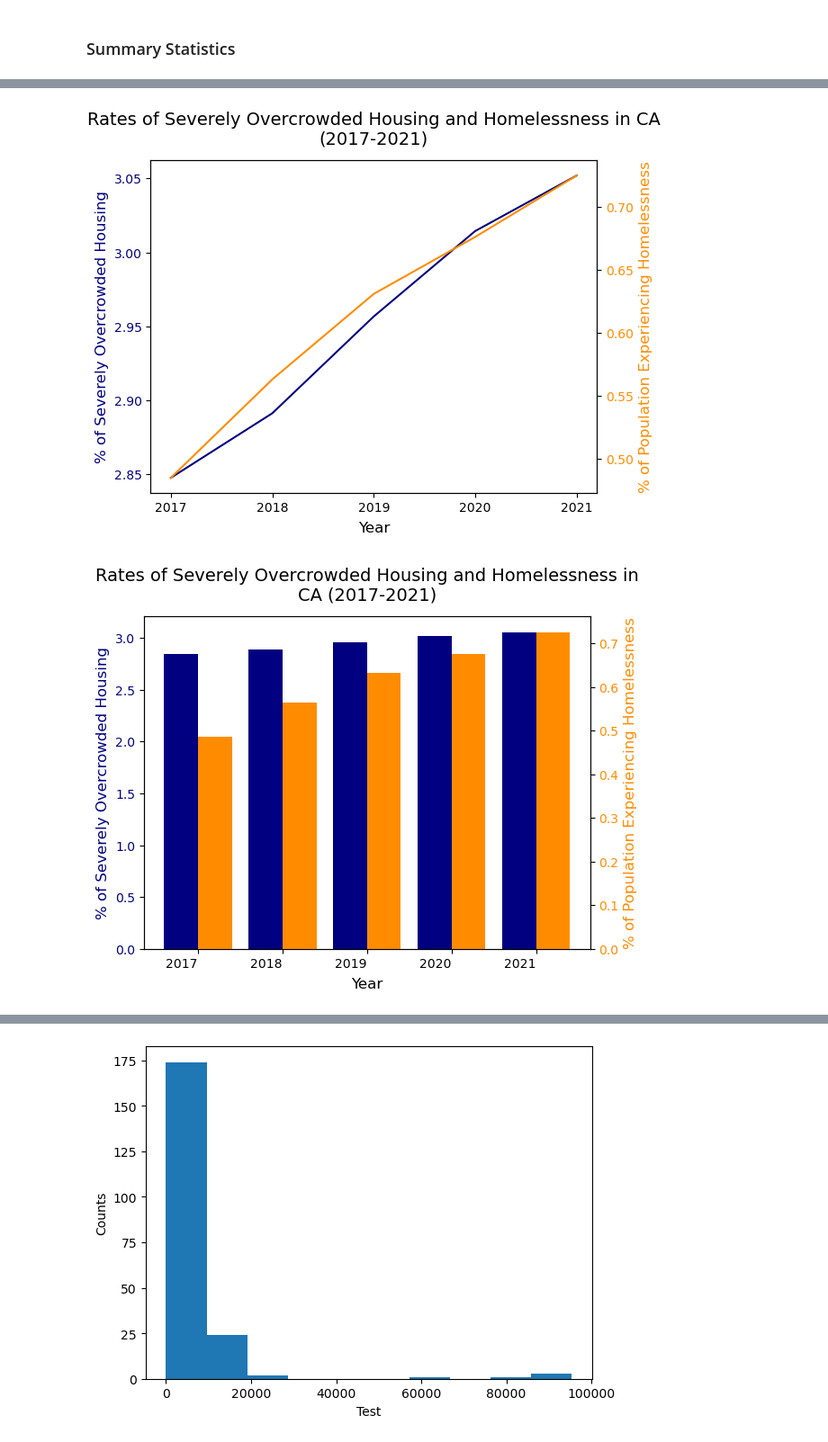
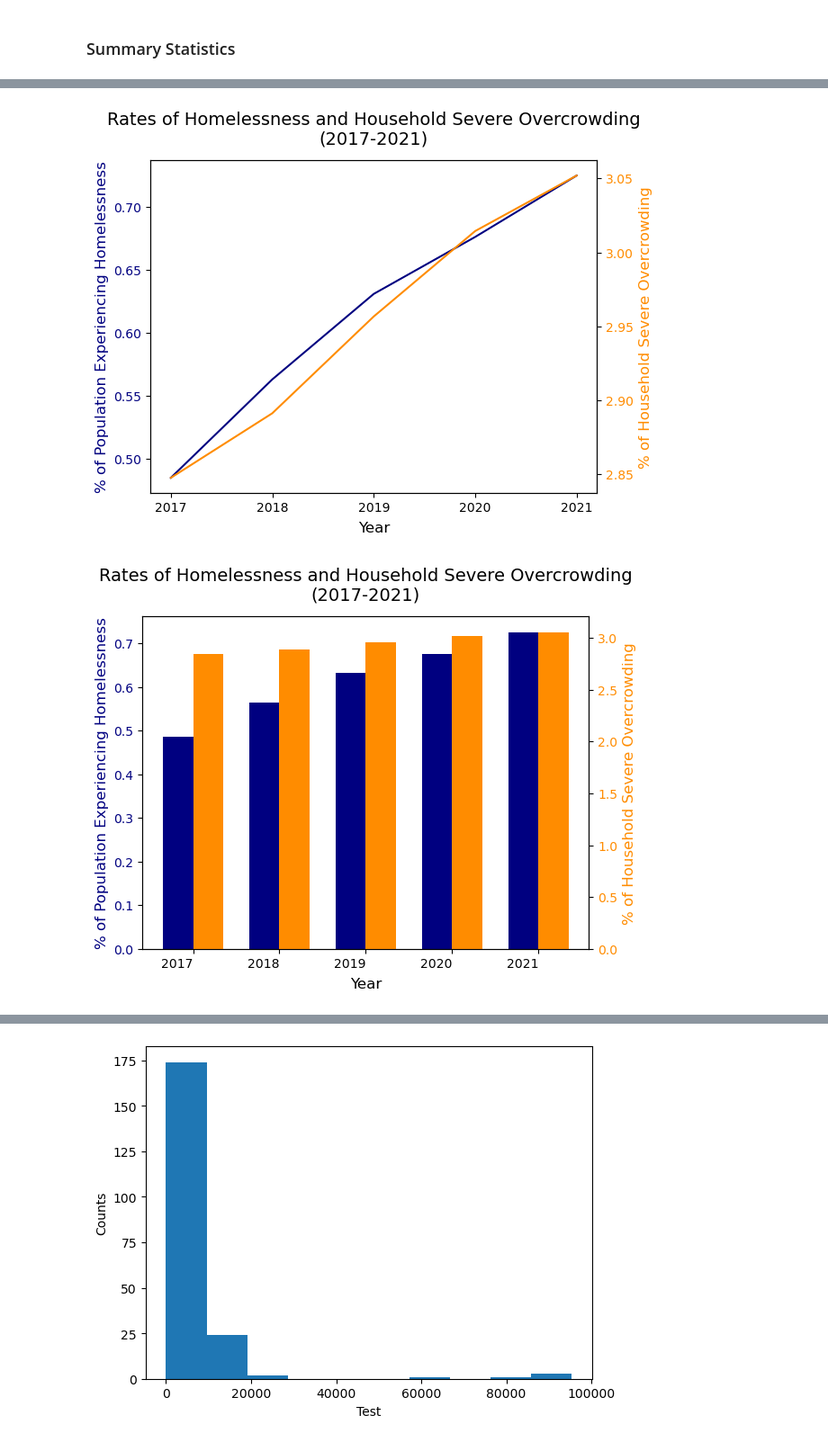
Before and after one commit to evacs/Project-1, a Jupyter notebook: housing_jeff.ipynb, the cells around one changed output, grey strips where cells are left out. Shown at 90% size. Saved outputs shown, nothing was run; the diff lists cells and outputs as text; code cells hidden in the pictures.

```diff
--- a/housing_jeff.ipynb
+++ b/housing_jeff.ipynb
@@ -333,7 +337,7 @@ def plot_bar_2y(df, parems):
 
     x = np.arange(len(df))
 
-    width = 0.4
+    width = 0.35
 
     fig, ax1 = plt.subplots()
     ax2 = ax1.twinx()
@@ -407,24 +600,34 @@ def plot_box_whiskers(y_values, labels):
 # %%
-# Line chart comparing annual %s for severely overcrowded housing and homelessness between 2017 and 2021
+# Line and bar charts comparing annual %s for household severe overcrowding and homelessness between 2017 and 2021
 
 # Create dataframe totalling numbers for each year and calculating %s
-fig_data = final_df[['Year', 'Population', 'Homeless Count', 'Total Housing Units', 'Units Severely Overcrowded']].groupby('Year' , as_index = False).sum()
-fig_data['% Units Severely Overcrowded'] = (fig_data['Units Severely Overcrowded'] /
-                                            fig_data['Total Housing Units']) * 100
+fig_data = final_df[['Year', 'Population', 'Homeless Count', 'Total Households', 'Households Severely Overcrowded']].groupby('Year' , as_index = False).sum()
+fig_data['% Households Severely Overcrowded'] = (fig_data['Households Severely Overcrowded'] /
+                                            fig_data['Total Households']) * 100
 
 fig_data['% Homeless'] = fig_data['Homeless Count'] / fig_data['Population'] * 100
-fig_data = fig_data[['Year', '% Units Severely Overcrowded', '% Homeless']]
+
+print(fig_data)
+
+fig_data = fig_data[['Year', '% Homeless', '% Households Severely Overcrowded']]
 
 # Define parameters for function
 parems = {'x': 'Year',
-          'y1': '% of Severely Overcrowded Housing',
-          'y2': '% of Population Experiencing Homelessness',
-          'title': 'Rates of Severely Overcrowded Housing and Homelessness in CA (2017-2021)',
+          'y1': '% of Population Experiencing Homelessness',
+          'y2': '% of Household Severe Overcrowding',
+          'title': 'Rates of Homelessness and Household Severe Overcrowding (2017-2021)',
           'colors': ['navy', 'darkorange'], 'rot': 0,
-          'png_path': 'output_data/housing_overcrowding_bar.png'
+          'png_path': 'output_data/housing_overcrowdsev_line.png'
          }
 
+parems
+
+# Call funtion to plot line chart
 plot_line_2y(fig_data, parems)
 
+# Change file name for bar chat
+parems['png_path'] = 'output_data/housing_overcrowdsev_bar.png'
+
+# Call fucntion to plot bar chart
 plot_bar_2y(fig_data, parems)
 # %% [output]
@@ -431,3 +654,3 @@ plot_bar_2y(fig_data, parems)
-[figure, old version]
+[figure, new version]
-[figure, old version]
+[figure, new version]
 # %%
```
Also changed, not shown: parts of 42 cells of this notebook, 12 other files.
